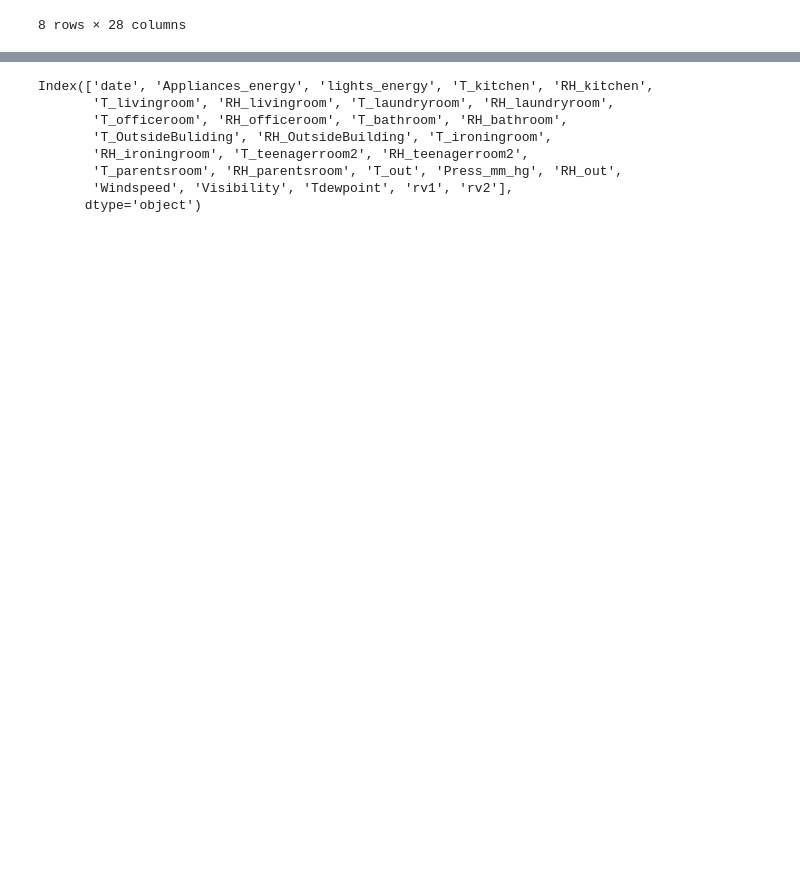
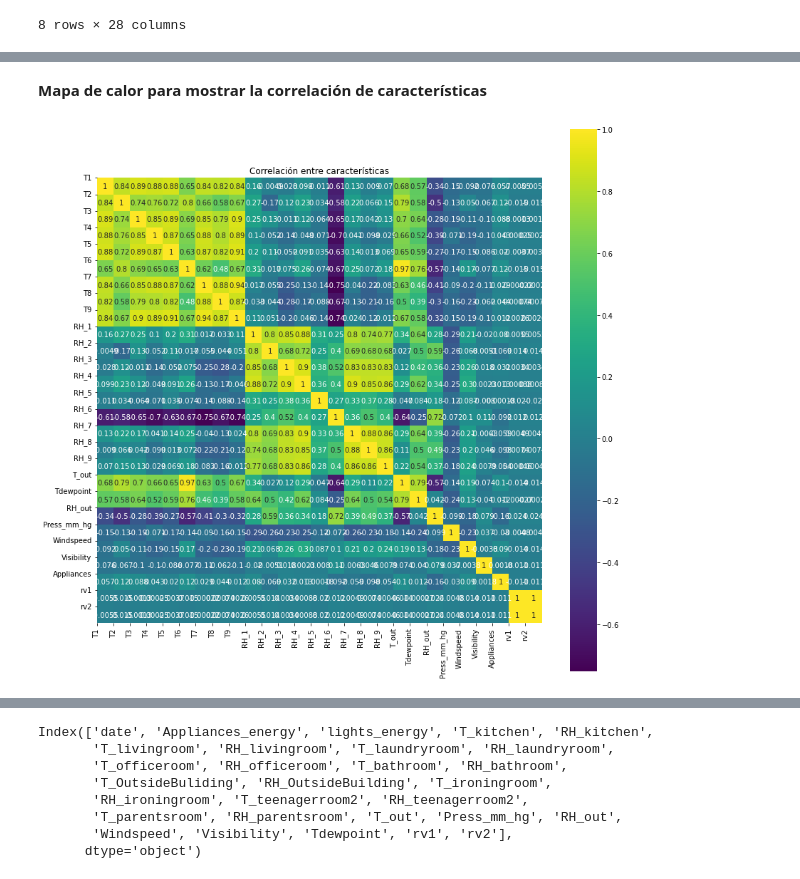
Before and after one commit to derekcantillo/ML-Appliances-Energy-Consumption, a Jupyter notebook: IAEnergy.ipynb, the cells around one changed output, grey strips where cells are left out. Drawn from its saved outputs; the diff is of its cells as text; code cells hidden in the pictures; blank space fills up the shorter version.

```diff
--- a/IAEnergy.ipynb
+++ b/IAEnergy.ipynb
@@ -283,0 +395,22 @@ sns.histplot(df['Appliances'], bins=50, kde=True)
+# %% [markdown]
+**Mapa de calor para mostrar la correlación de características**
+# %%
+# Utilizamos la columna de weather , temperature , applainces y random  para ver la correlación
+train_corr = train[col_temp + col_hum + col_weather +col_target+col_randoms]
+corr = train_corr.corr()
+# Ocultar los valores repetidos
+mask = np.zeros_like(corr, dtype=bool)
+mask[np.triu_indices_from(mask)] = True
+
+f, ax = plt.subplots(figsize=(14, 14))
+#Generamos el mapa de calor
+sns.heatmap(corr, annot=True, square=True, cmap='viridis', vmax=1)
+    #Apply xticks
+plt.xticks(range(len(corr.columns)), corr.columns);
+    #Apply yticks
+plt.yticks(range(len(corr.columns)), corr.columns)
+plt.title("Correlación entre características")
+    #show plot
+plt.show()
+# %% [output]
+[figure, new version]
```
Also changed, not shown: parts of 64 cells of this notebook.
